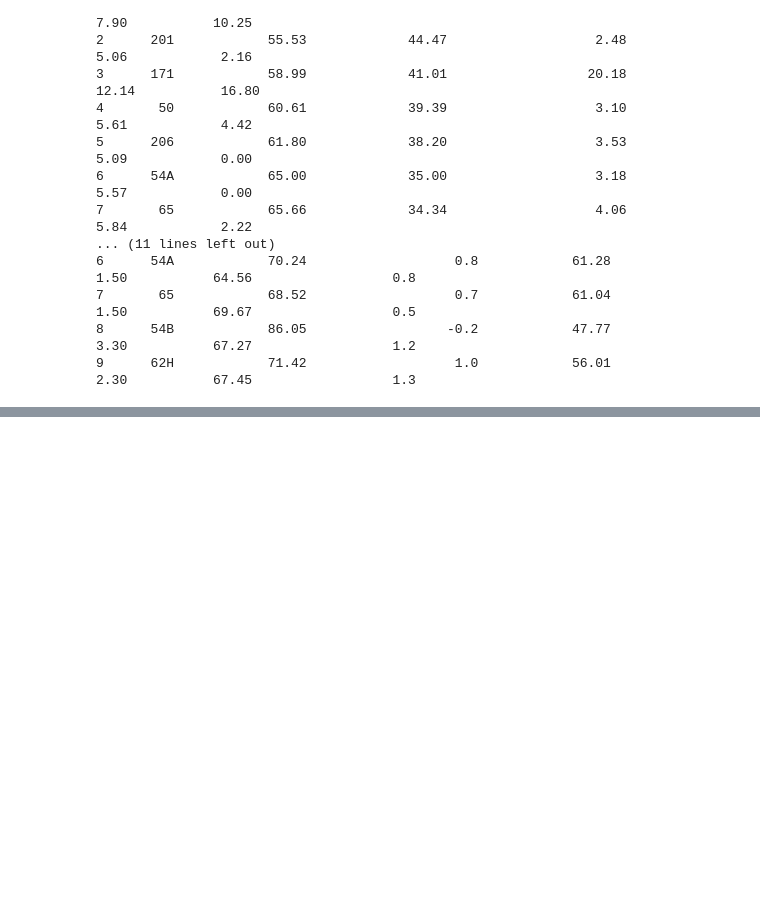
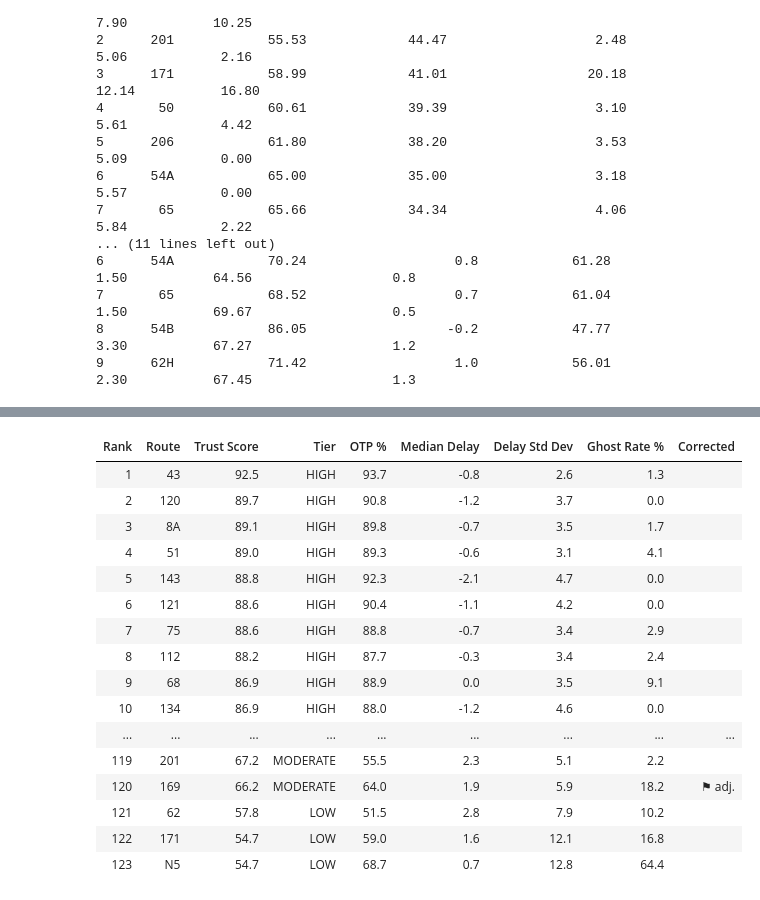
Before and after one commit to liv-fing/CTABusTrust, a Jupyter notebook: pedro_new_approach.ipynb, the cells around one changed output, grey strips where cells are left out. Drawn from its saved outputs; the diff is of its cells as text; code cells hidden in the pictures; blank space fills up the shorter version.

Commit message:
pedro - new results

```diff
--- a/pedro_new_approach.ipynb
+++ b/pedro_new_approach.ipynb
@@ -783,6 +783,13 @@ Identifying ghost buses...
   G1/G2/G3 total:   15,308 obs  (0.32%)
   G4 never-depart:   2,359 trips appended
   Done in 177.6s
+# %%
+clean = result[
+    result['match_type'].isin(['stst', 'fallback_pid', 'fallback_route']) &
+    ~result['pre_trip'].fillna(False) &
+    ~result['is_ghost'].fillna(False) &
+    result['delay_minutes'].notna()
+].copy()
 # %%
 def analyze_route_performance(result, trip_store,
                                late_threshold=3, very_late_threshold=15,
@@ -994,0 +1611,59 @@ Halsted & 69th Street           3.798824     85
+# %%
+# =============================================================================
+# CELL 7 — Printable Score Table
+# =============================================================================
+
+score_table = df_sorted[[
+    'rank', 'route_id', 'bus_trust_score', 'trust_tier',
+    'overall_otp_pct', 'overall_delay_median', 'overall_delay_std',
+    'ghost_rate_pct', 'is_corrected'
+]].copy()
+
+score_table.columns = [
+    'Rank', 'Route', 'Trust Score', 'Tier',
+    'OTP %', 'Median Delay', 'Delay Std Dev',
+    'Ghost Rate %', 'Corrected'
+]
+score_table['Corrected'] = score_table['Corrected'].map({True: '⚑ adj.', False: ''})
+
+# Style for display in notebook
+def style_tier(val):
+    colors = {'HIGH': '#00e5a0', 'MODERATE': '#f0c040',
+              'LOW': '#ff7c40', 'CRITICAL': '#ff3860'}
+    c = colors.get(val, 'white')
+    return f'color: {c}; font-weight: bold'
+
+def style_score(val):
+    try:
+        v = float(val)
+        if v >= 80:   return 'color: #00e5a0; font-weight: bold'
+        if v >= 65:   return 'color: #f0c040'
+        if v >= 50:   return 'color: #ff7c40'
+        return 'color: #ff3860; font-weight: bold'
+    except: return ''
+
+styled = (score_table.style
+    .applymap(style_tier, subset=['Tier'])
+    .applymap(style_score, subset=['Trust Score'])
+    .format({'OTP %': '{:.1f}', 'Median Delay': '{:.1f}',
+             'Delay Std Dev': '{:.1f}', 'Ghost Rate %': '{:.1f}',
+             'Trust Score': '{:.1f}'})
+    .set_properties(**{'background-color': '#16162a', 'color': '#e0e0f0',
+                       'border-color': '#2a2a3a'})
+    .set_table_styles([
+        {'selector': 'th', 'props': [('background-color', '#1e1e35'),
+                                      ('color', 'white'),
+                                      ('font-weight', 'bold'),
+                                      ('border', '1px solid #2a2a3a')]},
+        {'selector': 'td', 'props': [('border', '1px solid #2a2a3a')]},
+    ])
+    .hide(axis='index')
+)
+
+print(f"Total routes: {len(score_table)}")
+print(f"Score range: {score_table['Trust Score'].min():.1f} – {score_table['Trust Score'].max():.1f}")
+print(f"\nTier breakdown:")
+print(score_table['Tier'].value_counts().to_string())
+
+display(styled)
+# %% [output]
@@ -994,0 +1678,17 @@ Halsted & 69th Street           3.798824     85
+| Rank | Route | Trust Score | Tier | OTP % | Median Delay | Delay Std Dev | Ghost Rate % | Corrected |
+| 1 | 43 | 92.5 | HIGH | 93.7 | -0.8 | 2.6 | 1.3 |  |
+| 2 | 120 | 89.7 | HIGH | 90.8 | -1.2 | 3.7 | 0.0 |  |
+| 3 | 8A | 89.1 | HIGH | 89.8 | -0.7 | 3.5 | 1.7 |  |
+| 4 | 51 | 89.0 | HIGH | 89.3 | -0.6 | 3.1 | 4.1 |  |
+| 5 | 143 | 88.8 | HIGH | 92.3 | -2.1 | 4.7 | 0.0 |  |
+| 6 | 121 | 88.6 | HIGH | 90.4 | -1.1 | 4.2 | 0.0 |  |
+| 7 | 75 | 88.6 | HIGH | 88.8 | -0.7 | 3.4 | 2.9 |  |
+| 8 | 112 | 88.2 | HIGH | 87.7 | -0.3 | 3.4 | 2.4 |  |
+| 9 | 68 | 86.9 | HIGH | 88.9 | 0.0 | 3.5 | 9.1 |  |
+| 10 | 134 | 86.9 | HIGH | 88.0 | -1.2 | 4.6 | 0.0 |  |
+| ... | ... | ... | ... | ... | ... | ... | ... | ... |
+| 119 | 201 | 67.2 | MODERATE | 55.5 | 2.3 | 5.1 | 2.2 |  |
+| 120 | 169 | 66.2 | MODERATE | 64.0 | 1.9 | 5.9 | 18.2 | ⚑ adj. |
+| 121 | 62 | 57.8 | LOW | 51.5 | 2.8 | 7.9 | 10.2 |  |
+| 122 | 171 | 54.7 | LOW | 59.0 | 1.6 | 12.1 | 16.8 |  |
+| 123 | N5 | 54.7 | LOW | 68.7 | 0.7 | 12.8 | 64.4 |  |
```
Also changed, not shown: parts of 15 cells of this notebook, 5 other files.
